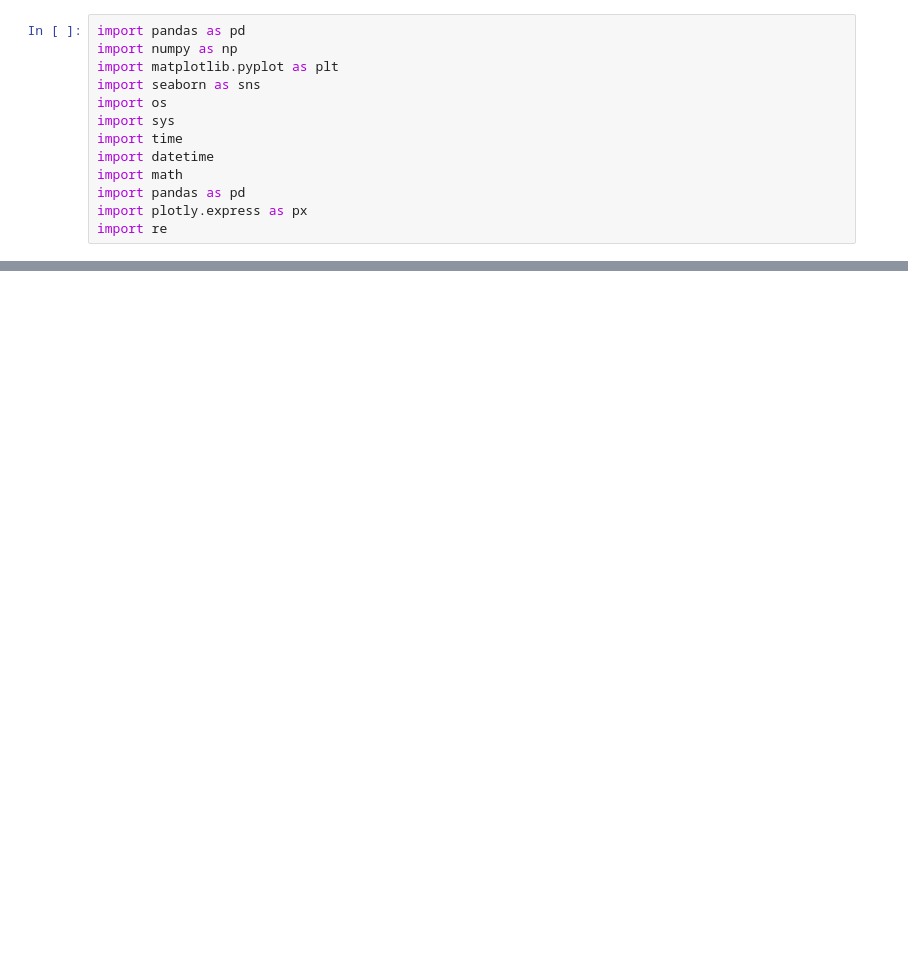
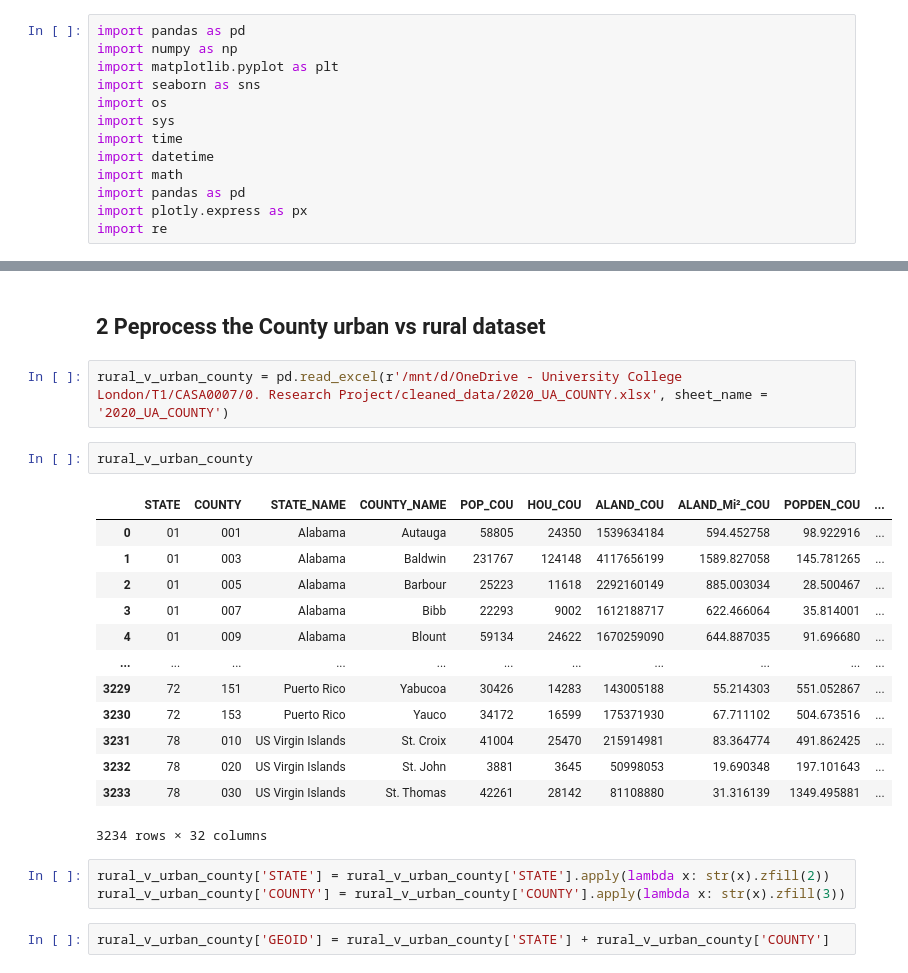
Before and after one commit to dereksgithub/cities_study_QM_Term_project, a Jupyter notebook: dataprocessing/spatial_geocode_processing.ipynb, the cells around one changed output, grey strips where cells are left out. Drawn from its saved outputs; the diff is of its cells as text; blank space fills up the shorter version.

Commit message:
merged with another dataset to see the diffference

```diff
--- a/dataprocessing/spatial_geocode_processing.ipynb
+++ b/dataprocessing/spatial_geocode_processing.ipynb
@@ -33,0 +97,25 @@ for index, row in cdc_20_21_plot.iterrows():
+# %% [markdown]
+## 2 Peprocess the County urban vs rural dataset
+# %%
+rural_v_urban_county = pd.read_excel(r'/mnt/d/OneDrive - University College London/T1/CASA0007/0. Research Project/cleaned_data/2020_UA_COUNTY.xlsx', sheet_name = '2020_UA_COUNTY')
+# %%
+rural_v_urban_county
+# %% [output]
+|  | STATE | COUNTY | STATE_NAME | COUNTY_NAME | POP_COU | HOU_COU | ALAND_COU | ALAND_Mi²_COU | POPDEN_COU | ... |
+| 0 | 01 | 001 | Alabama | Autauga | 58805 | 24350 | 1539634184 | 594.452758 | 98.922916 | ... |
+| 1 | 01 | 003 | Alabama | Baldwin | 231767 | 124148 | 4117656199 | 1589.827058 | 145.781265 | ... |
+| 2 | 01 | 005 | Alabama | Barbour | 25223 | 11618 | 2292160149 | 885.003034 | 28.500467 | ... |
+| 3 | 01 | 007 | Alabama | Bibb | 22293 | 9002 | 1612188717 | 622.466064 | 35.814001 | ... |
+| 4 | 01 | 009 | Alabama | Blount | 59134 | 24622 | 1670259090 | 644.887035 | 91.696680 | ... |
+| ... | ... | ... | ... | ... | ... | ... | ... | ... | ... | ... |
+| 3229 | 72 | 151 | Puerto Rico | Yabucoa | 30426 | 14283 | 143005188 | 55.214303 | 551.052867 | ... |
+| 3230 | 72 | 153 | Puerto Rico | Yauco | 34172 | 16599 | 175371930 | 67.711102 | 504.673516 | ... |
+| 3231 | 78 | 010 | US Virgin Islands | St. Croix | 41004 | 25470 | 215914981 | 83.364774 | 491.862425 | ... |
+| 3232 | 78 | 020 | US Virgin Islands | St. John | 3881 | 3645 | 50998053 | 19.690348 | 197.101643 | ... |
+| 3233 | 78 | 030 | US Virgin Islands | St. Thomas | 42261 | 28142 | 81108880 | 31.316139 | 1349.495881 | ... |
+3234 rows × 32 columns
+# %%
+rural_v_urban_county['STATE'] = rural_v_urban_county['STATE'].apply(lambda x: str(x).zfill(2))
+rural_v_urban_county['COUNTY'] = rural_v_urban_county['COUNTY'].apply(lambda x: str(x).zfill(3))
+# %%
+rural_v_urban_county['GEOID'] = rural_v_urban_county['STATE'] + rural_v_urban_county['COUNTY']
```
Also changed, not shown: parts of 17 cells of this notebook, 4 other files.
